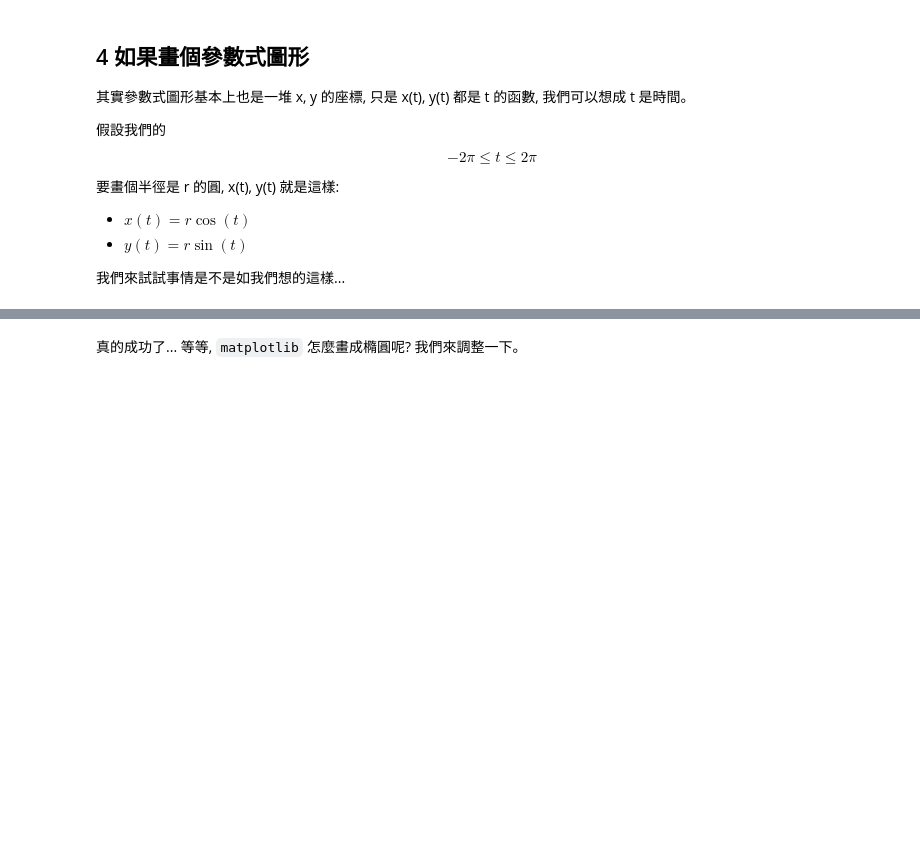
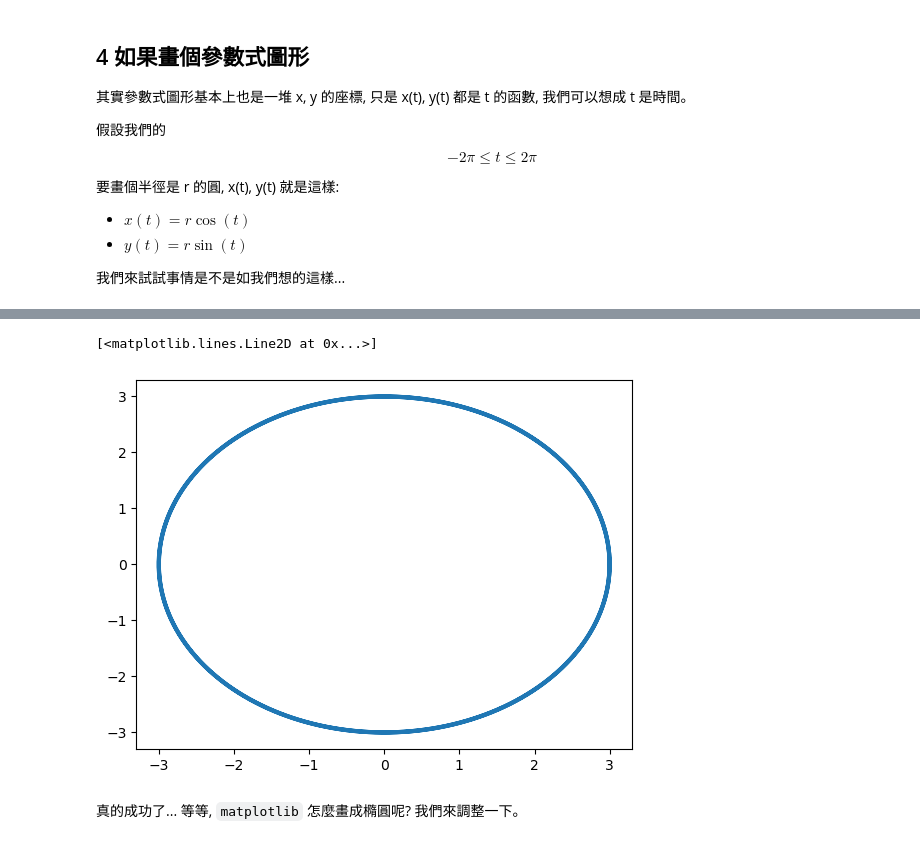
Before and after one commit to apple0009/IMLP347, a Jupyter notebook: Unit02/Unit02/2.3.2_Matplotlib資料視覺化.ipynb, the cells around one changed output, grey strips where cells are left out. Cells and saved outputs as stored; diff of their text form; code cells hidden in the pictures; blank space fills up the shorter version.

```diff
--- a/Unit02/Unit02/2.3.2_Matplotlib資料視覺化.ipynb
+++ b/Unit02/Unit02/2.3.2_Matplotlib資料視覺化.ipynb
@@ -117,2 +125,13 @@ $$ -2\pi \leq t \leq 2\pi$$
+# %%
+r=3
+t=np.linspace(-2*np.pi,2*np.pi,200)
+# %%
+x=r*np.cos(t)
+y=r*np.sin(t)
+# %%
+plt.plot(x,y,lw=3)
+# %% [output]
+[<matplotlib.lines.Line2D at 0x...>]
+[figure, added]
 # %% [markdown]
 真的成功了... 等等, `matplotlib` 怎麼畫成橢圓呢? 我們來調整一下。
```
Also changed, not shown: parts of 56 cells of this notebook.
